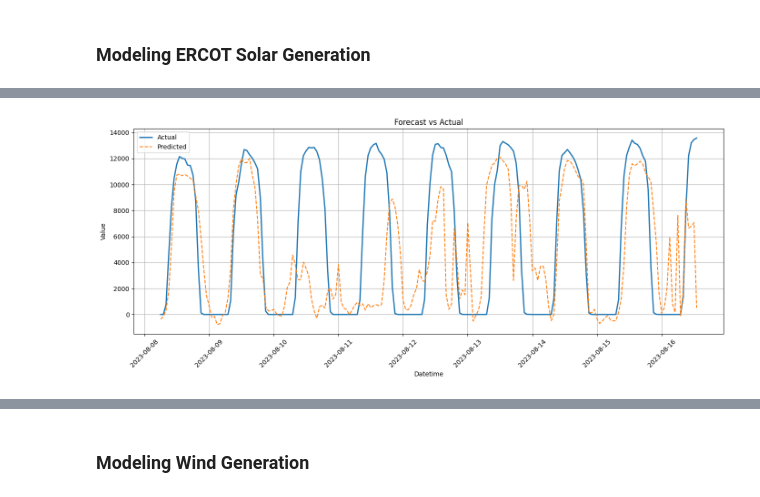
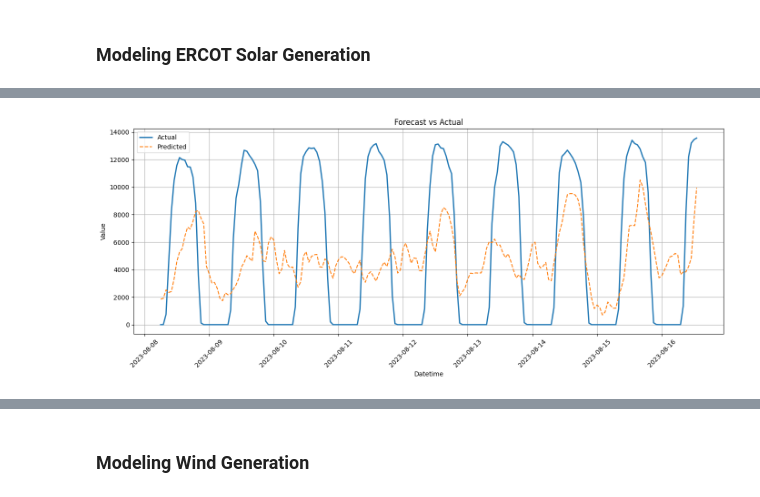
Before and after one commit to Leelawls/ECEN-360, a Jupyter notebook: model.ipynb, the cells around one changed output, grey strips where cells are left out. Saved outputs shown, nothing was run; the diff lists cells and outputs as text; code cells hidden in the pictures.

```diff
--- a/model.ipynb
+++ b/model.ipynb
@@ -72,20 +70,14 @@ def _decompose(df: pd.DataFrame) -> pd.DataFrame:
 # %% [markdown]
 ### Modeling ERCOT Solar Generation
 # %%
-# Select features
 df_solar_features = df_solar[["ERCOT.PVGR.GEN", "Total Solar Installed, MW"]]
 df_weather_features = df_weather[["tavg", "tmin", "tmax", "prcp", "snow"]]
-df_cloud_features = df_cloud[["Cloud Coverage"]]  # wrap in [[]] to keep DataFrame
+df_cloud_features = df_cloud["Cloud Coverage"]
 
-# Remove duplicate indices
 df_solar_features = df_solar_features[~df_solar_features.index.duplicated(keep='first')]
 df_weather_features = df_weather_features[~df_weather_features.index.duplicated(keep='first')]
 df_cloud_features = df_cloud_features[~df_cloud_features.index.duplicated(keep='first')]
 
-# Combine side-by-side on common datetime index
 df = pd.concat([df_solar_features, df_weather_features, df_cloud_features], axis=1, join="inner")
-
-# Fill or drop missing values
-df = df.fillna(0)  # OR df = df.dropna()
-
-df.to_csv("Solar.csv")
+df.fillna(0) #NA created from ramps
+df = df.dropna()  # BEFORE scaling
@@ -95,9 +84,9 @@ df.to_csv("Solar.csv")
 # %%
 X_train, X_test, y_train, y_test, window_size, split, scaler_y = _split(df = df, target_col="ERCOT.PVGR.GEN")
 # %%
-model1 = RNNBaseModel(input_size=X_train.shape[2], hidden_size=64, dropout=0.4)
-trainer = RNNTrainer(model1)
-trainer.train(X_train, y_train, X_val=X_test, y_val=y_test, epochs=100)
+model = RNNBaseModel(input_size=X_train.shape[2], hidden_size=64)
+trainer = RNNTrainer(model)
+trainer.train(X_train, y_train, X_val=X_test, y_val=y_test, epochs=20)
 test_index = df.index[window_size + split : window_size + split + len(y_test)]
 trainer.plot_forecast(X_test, y_test, y_scaler=scaler_y, datetime_index=test_index)
 # %% [output]
@@ -121,4 +113,4 @@ Epoch 100/100 | Train Loss: 0.1593 | Val Loss: 1.3712
-[figure, old version]
+[figure, new version]
 # %%
 df = _decompose(df)
 
```
Also changed, not shown: parts of 11 cells of this notebook.
